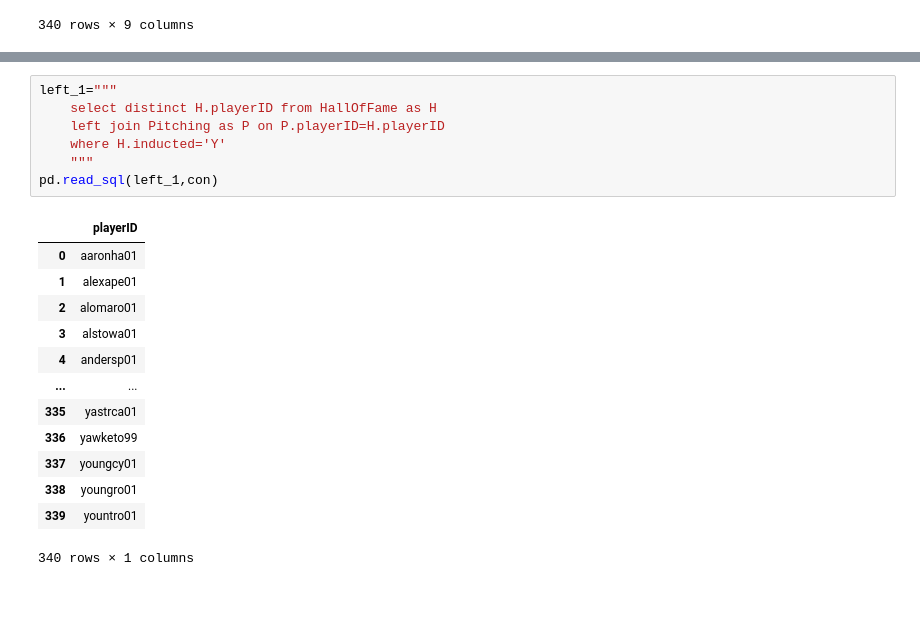
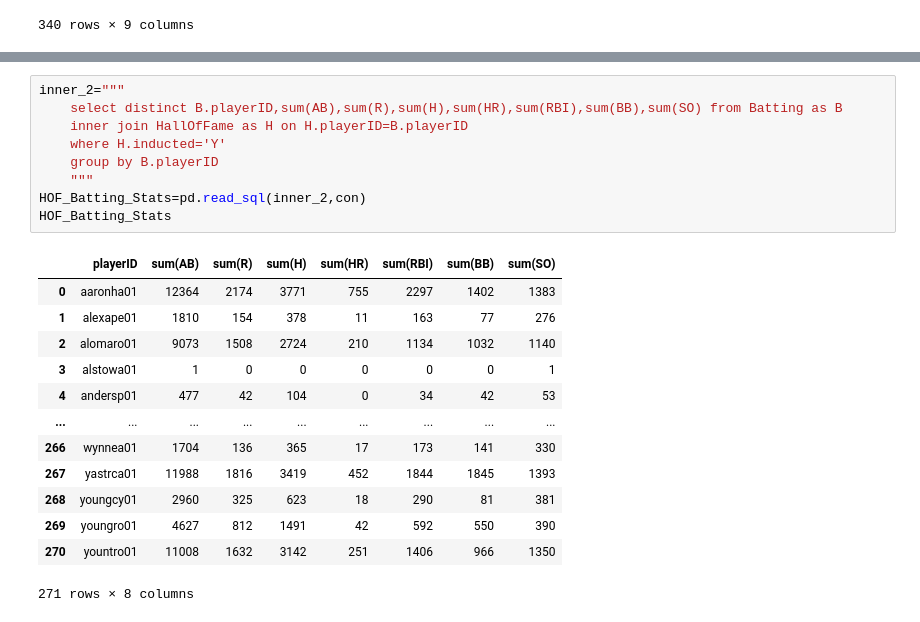
Before and after one commit to cashby-890/ST-554-HW6, a Jupyter notebook: ST554_Homework_Six_Part_One_Cody_Ashby.ipynb, the cells around one changed output, grey strips where cells are left out. Cells and saved outputs as stored; diff of their text form.

```diff
--- a/ST554_Homework_Six_Part_One_Cody_Ashby.ipynb
+++ b/ST554_Homework_Six_Part_One_Cody_Ashby.ipynb
@@ -90,21 +113,23 @@ pd.read_sql("select * from HallOfFame where inducted='Y'",con)
 # %%
-left_1="""
-    select distinct H.playerID from HallOfFame as H
-    left join Pitching as P on P.playerID=H.playerID
+inner_2="""
+    select distinct B.playerID,sum(AB),sum(R),sum(H),sum(HR),sum(RBI),sum(BB),sum(SO) from Batting as B
+    inner join HallOfFame as H on H.playerID=B.playerID
     where H.inducted='Y'
+    group by B.playerID
     """
-pd.read_sql(left_1,con)
+HOF_Batting_Stats=pd.read_sql(inner_2,con)
+HOF_Batting_Stats
 # %% [output]
-|  | playerID |
-| 0 | aaronha01 |
-| 1 | alexape01 |
-| 2 | alomaro01 |
-| 3 | alstowa01 |
-| 4 | andersp01 |
-| ... | ... |
-| 335 | yastrca01 |
-| 336 | yawketo99 |
-| 337 | youngcy01 |
-| 338 | youngro01 |
-| 339 | yountro01 |
+|  | playerID | sum(AB) | sum(R) | sum(H) | sum(HR) | sum(RBI) | sum(BB) | sum(SO) |
+| 0 | aaronha01 | 12364 | 2174 | 3771 | 755 | 2297 | 1402 | 1383 |
+| 1 | alexape01 | 1810 | 154 | 378 | 11 | 163 | 77 | 276 |
+| 2 | alomaro01 | 9073 | 1508 | 2724 | 210 | 1134 | 1032 | 1140 |
+| 3 | alstowa01 | 1 | 0 | 0 | 0 | 0 | 0 | 1 |
+| 4 | andersp01 | 477 | 42 | 104 | 0 | 34 | 42 | 53 |
+| ... | ... | ... | ... | ... | ... | ... | ... | ... |
+| 266 | wynnea01 | 1704 | 136 | 365 | 17 | 173 | 141 | 330 |
+| 267 | yastrca01 | 11988 | 1816 | 3419 | 452 | 1844 | 1845 | 1393 |
+| 268 | youngcy01 | 2960 | 325 | 623 | 18 | 290 | 81 | 381 |
+| 269 | youngro01 | 4627 | 812 | 1491 | 42 | 592 | 550 | 390 |
+| 270 | yountro01 | 11008 | 1632 | 3142 | 251 | 1406 | 966 | 1350 |
-340 rows × 1 columns
+271 rows × 8 columns
```
Also changed, not shown: parts of 1 cell of this notebook.
